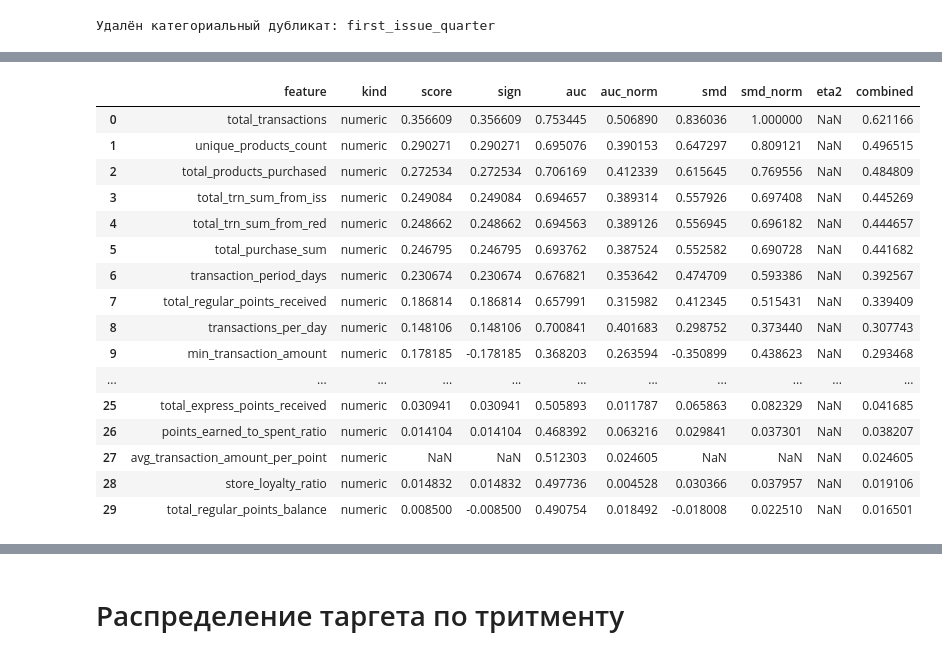
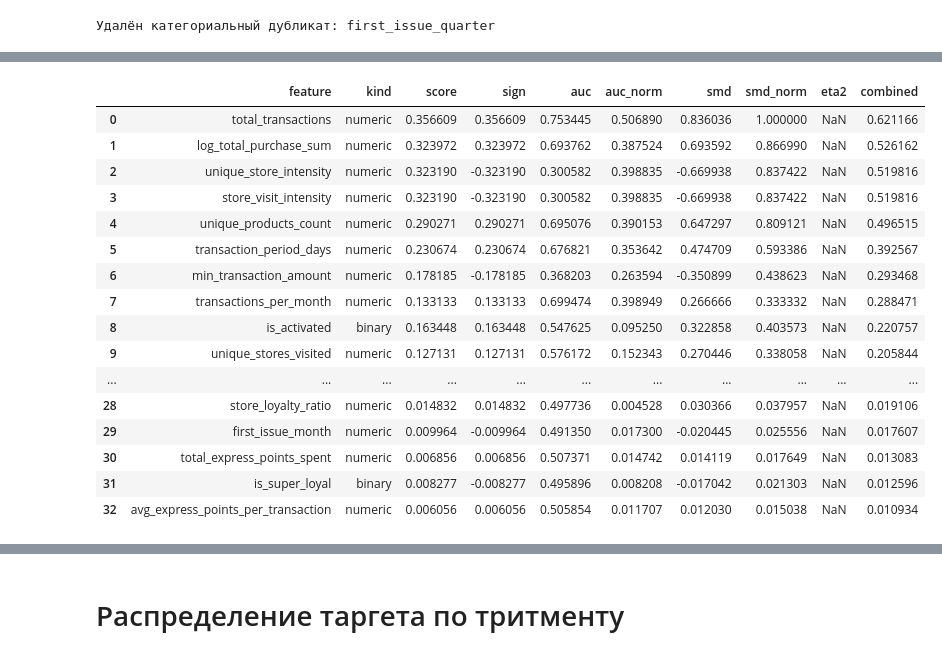
Before and after one commit to VShilovich/uplift-modeling-hse, a Jupyter notebook: EDA/eda.ipynb, the cells around one changed output, grey strips where cells are left out. Saved outputs shown, nothing was run; the diff lists cells and outputs as text; code cells hidden in the pictures.

```diff
--- a/EDA/eda.ipynb
+++ b/EDA/eda.ipynb
@@ -486,18 +464,17 @@ def replace_age_with_quartile_mean(age):
     elif 100 < age <= 200:
         return mean_q4
     else:
-        # совсем дикие выбросы вроде -7000
+        # совсем большие выбросы вроде -7000 можно усреднить по всей выборке
         return valid_ages.mean()
 
 final_df_for_analysis['age'] = final_df_for_analysis['age'].apply(replace_age_with_quartile_mean)
 
-# Приводим пол к категориальному типу
+# Приводим пол к категориальному типу для последующего анализа
 final_df_for_analysis['gender'] = final_df_for_analysis['gender'].astype('category')
 
 # Бинарный флаг активации карты
 final_df_for_analysis['is_activated'] = np.where(
-    final_df_for_analysis['first_redeem_date'].notna(), 1, 0
-)
+    final_df_for_analysis['first_redeem_date'].notna(), 1, 0)
 
 # Удаляем все признаки, связанные с датами и редкими NaN
 cols_to_drop = [
@@ -507,8 +484,8 @@ cols_to_drop = [
     'last_transaction_date',
     'redeem_lag_days',
     'std_transaction_amount',
-    'most_frequent_hour',
-    'most_frequent_weekday',
+    'most_frequent_hour', # Слишком большой разброс
+    'most_frequent_weekday', # Аналогично большой разброс, опираемся на месяные показатели
     'most_frequent_store' # Уникальных магазинов слишком много для категориальной переменной
 
 ]
@@ -516,7 +493,7 @@ final_df_for_analysis.drop(columns=cols_to_drop, inplace=True, errors='ignore')
 
 print(f"Размер датафрейма после очистки: {final_df_for_analysis.shape}")
 print("Удалены признаки:", cols_to_drop)
-print("Добавлен признак: is_activated")
+print("Добавлен признак: 'is_activated'")
 print(f"Средние возраста по квартилям: Q1={mean_q1:.1f}, Q2={mean_q2:.1f}, Q3={mean_q3:.1f}, Q4={mean_q4:.1f}")
 # %% [output]
 Размер датафрейма после очистки: (200039, 35)
@@ -927,7 +899,6 @@ display(pairs_df)
 # %%
-if 'first_issue_quarter' in final_df_for_analysis.columns:
-    final_df_for_analysis.drop(columns=['first_issue_quarter'], inplace=True)
-    print("Удалён категориальный дубликат: first_issue_quarter")
+final_df_for_analysis.drop(columns=['first_issue_quarter'], inplace=True)
+print("Удалён категориальный дубликат: first_issue_quarter")
 # %% [output]
 Удалён категориальный дубликат: first_issue_quarter
 # %% [markdown]
@@ -967,10 +941,10 @@ from sklearn.metrics import roc_auc_score, matthews_corrcoef
 def feature_summary(df: pd.DataFrame, target: str, min_cat_freq: float = 0.005) -> pd.DataFrame:
     """
     Коротко:
-      - numeric: |Pearson r|, SMD (Cohen's d), AUC
-      - binary:  |phi| (Matthews), SMD, AUC
-      - categ:   eta^2 (через межгрупповую дисперсию), AUC по TR-encoding
-    Предполагается, что df предочищен от пропусков.
+      - numeric: Pearson, SMD, AUC
+      - binary:  phi, SMD, AUC
+      - categ:   eta^2 (через межгрупповую дисперсию), AUC
+    df предочищен от пропусков.
     """
     y = pd.to_numeric(df[target]).astype(int)
     out = []
@@ -988,7 +962,7 @@ def feature_summary(df: pd.DataFrame, target: str, min_cat_freq: float = 0.005)
         if kind == "numeric":
             x = pd.to_numeric(s).astype(float)
             r   = float(pd.Series(x).corr(y))
-            # SMD (Cohen's d) компактно:
+            # SMD
             x0, x1 = x[y == 0], x[y == 1]
             pooled = np.sqrt((x0.var(ddof=1) + x1.var(ddof=1)) / 2)
             smd = float((x1.mean() - x0.mean()) / pooled) if pooled > 0 else np.nan
@@ -1007,7 +981,7 @@ def feature_summary(df: pd.DataFrame, target: str, min_cat_freq: float = 0.005)
             sign = r
 
         else:
-            # редкие категории схлопываем
+            # редкие категории схлопываем (если есть)
             vc = s.value_counts(normalize=True)
             x = s.where(~s.isin(vc[vc < min_cat_freq].index), "RARE").astype(str)
             # eta^2: SS_between / SS_total
@@ -1017,7 +991,7 @@ def feature_summary(df: pd.DataFrame, target: str, min_cat_freq: float = 0.005)
             ss_between = ((means - mu) ** 2 * counts).sum()
             ss_total   = ((y - mu) ** 2).sum()
             eta2 = float(ss_between / ss_total) if ss_total > 0 else np.nan
-            # TR-encoding -> AUC
+            # AUC
             tr = y.groupby(x).mean()
             score = x.map(tr).astype(float)
             auc = float(roc_auc_score(y, score))
@@ -1025,13 +999,12 @@ def feature_summary(df: pd.DataFrame, target: str, min_cat_freq: float = 0.005)
             smd = np.nan
             sign = np.nan
 
-        # нормировки в [0,1]
+        # нормировки 0-1
         corr = abs(r) if np.isfinite(r) else (eta2 if np.isfinite(eta2) else np.nan)
         auc_n = abs(auc - 0.5) * 2.0 if np.isfinite(auc) else np.nan
         smd_n = min(abs(smd) / 0.8, 1.0) if np.isfinite(smd) else np.nan
         parts = [p for p in (corr, auc_n, smd_n) if np.isfinite(p)]
         combined = float(np.mean(parts)) if parts else np.nan
-
         out.append(dict(
             feature=col, kind=kind,
             score=corr, sign=sign,
@@ -1044,7 +1017,7 @@ def feature_summary(df: pd.DataFrame, target: str, min_cat_freq: float = 0.005)
             .sort_values("combined", ascending=False, na_position="last")
             .reset_index(drop=True))
 
-# 2) Минималистичные графики
+# 2) Графики
 def plot_ranked(summary: pd.DataFrame, by: str = "combined", top_k: int = 25, title: str | None = None):
     sub = summary.sort_values(by, ascending=False).head(top_k).iloc[::-1]
     colors = sub["kind"].map({"numeric": "#5B8FF9", "binary": "#5AD8A6", "categorical": "#F6BD16"}).fillna("#BFBFBF")
@@ -1071,7 +1044,7 @@ def plot_bubble(summary: pd.DataFrame, title: str = "AUC vs SMD (норм.) —
     sub["smd_norm"] = sub["smd_norm"].fillna(0.0)
     colors = sub["kind"].map({"numeric": "#5B8FF9", "binary": "#5AD8A6", "categorical": "#F6BD16"}).fillna("#BFBFBF")
 
-    # фиксированный размер, если не нужен 'eff_n'
+    # фиксированный размер для пузырьков (чтобы минимальные было все равно видно)
     size = 160
 
     plt.figure(figsize=(11, 7))
@@ -1118,21 +1088,21 @@ plot_bubble(summary)
 # %%
-display(summary.head(30))
+display(summary)
 # %% [output]
 |  | feature | kind | score | sign | auc | auc_norm | smd | smd_norm | eta2 | combined |
 | 0 | total_transactions | numeric | 0.356609 | 0.356609 | 0.753445 | 0.506890 | 0.836036 | 1.000000 | NaN | 0.621166 |
-| 1 | unique_products_count | numeric | 0.290271 | 0.290271 | 0.695076 | 0.390153 | 0.647297 | 0.809121 | NaN | 0.496515 |
-| 2 | total_products_purchased | numeric | 0.272534 | 0.272534 | 0.706169 | 0.412339 | 0.615645 | 0.769556 | NaN | 0.484809 |
-| 3 | total_trn_sum_from_iss | numeric | 0.249084 | 0.249084 | 0.694657 | 0.389314 | 0.557926 | 0.697408 | NaN | 0.445269 |
-| 4 | total_trn_sum_from_red | numeric | 0.248662 | 0.248662 | 0.694563 | 0.389126 | 0.556945 | 0.696182 | NaN | 0.444657 |
-| 5 | total_purchase_sum | numeric | 0.246795 | 0.246795 | 0.693762 | 0.387524 | 0.552582 | 0.690728 | NaN | 0.441682 |
-| 6 | transaction_period_days | numeric | 0.230674 | 0.230674 | 0.676821 | 0.353642 | 0.474709 | 0.593386 | NaN | 0.392567 |
-| 7 | total_regular_points_received | numeric | 0.186814 | 0.186814 | 0.657991 | 0.315982 | 0.412345 | 0.515431 | NaN | 0.339409 |
-| 8 | transactions_per_day | numeric | 0.148106 | 0.148106 | 0.700841 | 0.401683 | 0.298752 | 0.373440 | NaN | 0.307743 |
-| 9 | min_transaction_amount | numeric | 0.178185 | -0.178185 | 0.368203 | 0.263594 | -0.350899 | 0.438623 | NaN | 0.293468 |
+| 1 | log_total_purchase_sum | numeric | 0.323972 | 0.323972 | 0.693762 | 0.387524 | 0.693592 | 0.866990 | NaN | 0.526162 |
+| 2 | unique_store_intensity | numeric | 0.323190 | -0.323190 | 0.300582 | 0.398835 | -0.669938 | 0.837422 | NaN | 0.519816 |
+| 3 | store_visit_intensity | numeric | 0.323190 | -0.323190 | 0.300582 | 0.398835 | -0.669938 | 0.837422 | NaN | 0.519816 |
+| 4 | unique_products_count | numeric | 0.290271 | 0.290271 | 0.695076 | 0.390153 | 0.647297 | 0.809121 | NaN | 0.496515 |
+| 5 | transaction_period_days | numeric | 0.230674 | 0.230674 | 0.676821 | 0.353642 | 0.474709 | 0.593386 | NaN | 0.392567 |
+| 6 | min_transaction_amount | numeric | 0.178185 | -0.178185 | 0.368203 | 0.263594 | -0.350899 | 0.438623 | NaN | 0.293468 |
+| 7 | transactions_per_month | numeric | 0.133133 | 0.133133 | 0.699474 | 0.398949 | 0.266666 | 0.333332 | NaN | 0.288471 |
+| 8 | is_activated | binary | 0.163448 | 0.163448 | 0.547625 | 0.095250 | 0.322858 | 0.403573 | NaN | 0.220757 |
+| 9 | unique_stores_visited | numeric | 0.127131 | 0.127131 | 0.576172 | 0.152343 | 0.270446 | 0.338058 | NaN | 0.205844 |
 | ... | ... | ... | ... | ... | ... | ... | ... | ... | ... | ... |
-| 25 | total_express_points_received | numeric | 0.030941 | 0.030941 | 0.505893 | 0.011787 | 0.065863 | 0.082329 | NaN | 0.041685 |
-| 26 | points_earned_to_spent_ratio | numeric | 0.014104 | 0.014104 | 0.468392 | 0.063216 | 0.029841 | 0.037301 | NaN | 0.038207 |
-| 27 | avg_transaction_amount_per_point | numeric | NaN | NaN | 0.512303 | 0.024605 | NaN | NaN | NaN | 0.024605 |
 | 28 | store_loyalty_ratio | numeric | 0.014832 | 0.014832 | 0.497736 | 0.004528 | 0.030366 | 0.037957 | NaN | 0.019106 |
-| 29 | total_regular_points_balance | numeric | 0.008500 | -0.008500 | 0.490754 | 0.018492 | -0.018008 | 0.022510 | NaN | 0.016501 |
+| 29 | first_issue_month | numeric | 0.009964 | -0.009964 | 0.491350 | 0.017300 | -0.020445 | 0.025556 | NaN | 0.017607 |
+| 30 | total_express_points_spent | numeric | 0.006856 | 0.006856 | 0.507371 | 0.014742 | 0.014119 | 0.017649 | NaN | 0.013083 |
+| 31 | is_super_loyal | binary | 0.008277 | -0.008277 | 0.495896 | 0.008208 | -0.017042 | 0.021303 | NaN | 0.012596 |
+| 32 | avg_express_points_per_transaction | numeric | 0.006056 | 0.006056 | 0.505854 | 0.011707 | 0.012030 | 0.015038 | NaN | 0.010934 |
 # %% [markdown]
```
Also changed, not shown: parts of 58 cells of this notebook.
